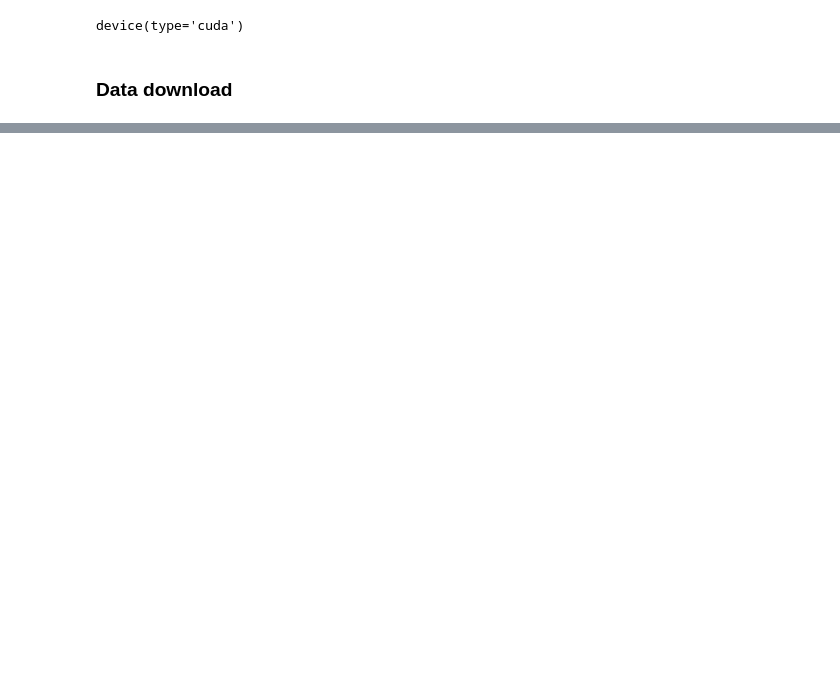
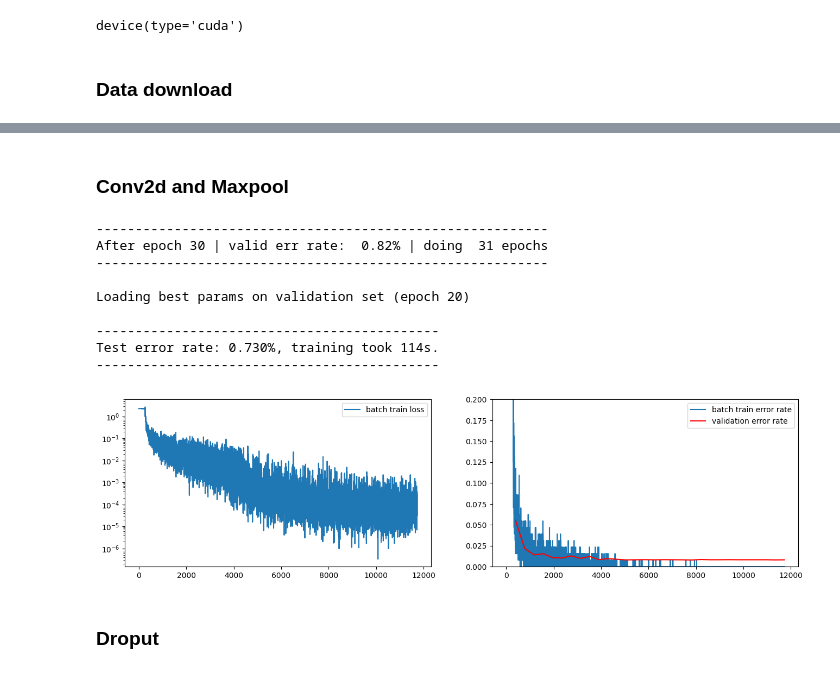
Before and after one commit to dmika1234/dl_uwr, a Jupyter notebook: Assignments/Assignment2/colab_run.ipynb, the cells around one changed output, grey strips where cells are left out. Cells and saved outputs as stored; diff of their text form; code cells hidden in the pictures; blank space fills up the shorter version.

```diff
--- a/Assignments/Assignment2/colab_run.ipynb
+++ b/Assignments/Assignment2/colab_run.ipynb
@@ -208,0 +56,2 @@ device(type='cuda')
+# %%
+train_model(model, mnist_loaders, alpha, epsilon, lr_schedule, decay, max_num_epochs, train_transform=None, device=device)
@@ -208,0 +69,2 @@ device(type='cuda')
+# %% [markdown]
+### Conv2d and Maxpool
@@ -208,0 +93,15 @@ device(type='cuda')
+# %%
+train_model(model, mnist_loaders, alpha, epsilon, lr_schedule, decay, max_num_epochs, train_transform=None, device=device)
+# %% [output]
+----------------------------------------------------------
+After epoch 30 | valid err rate:  0.82% | doing  31 epochs
+----------------------------------------------------------
+
+Loading best params on validation set (epoch 20)
+
+--------------------------------------------
+Test error rate: 0.730%, training took 114s.
+--------------------------------------------
+[figure, added]
+# %% [markdown]
+### Droput
```
Also changed, not shown: parts of 36 cells of this notebook.
